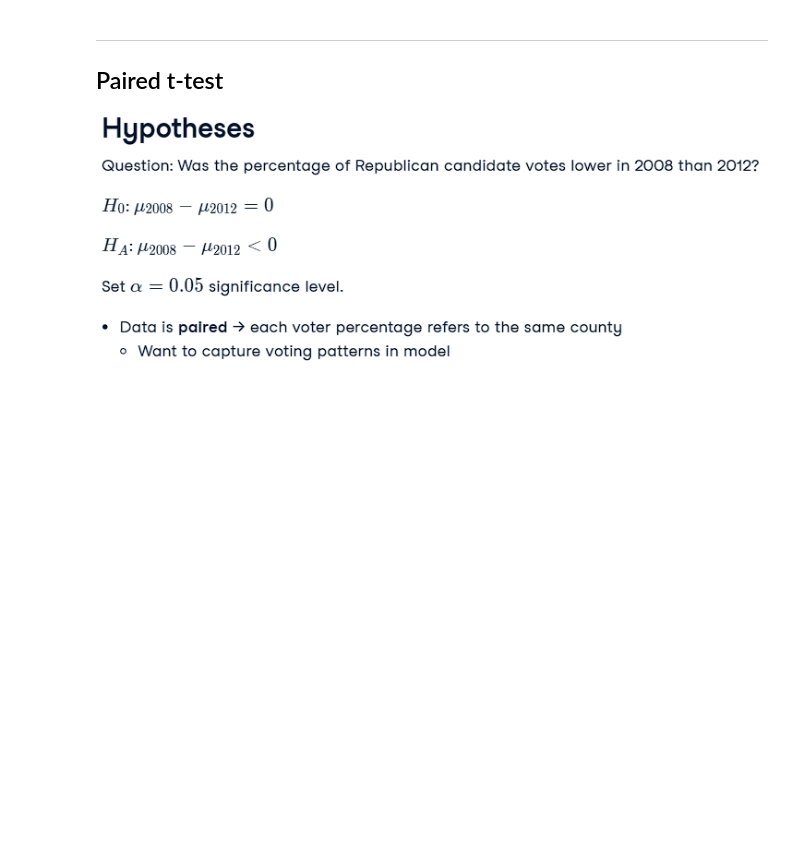
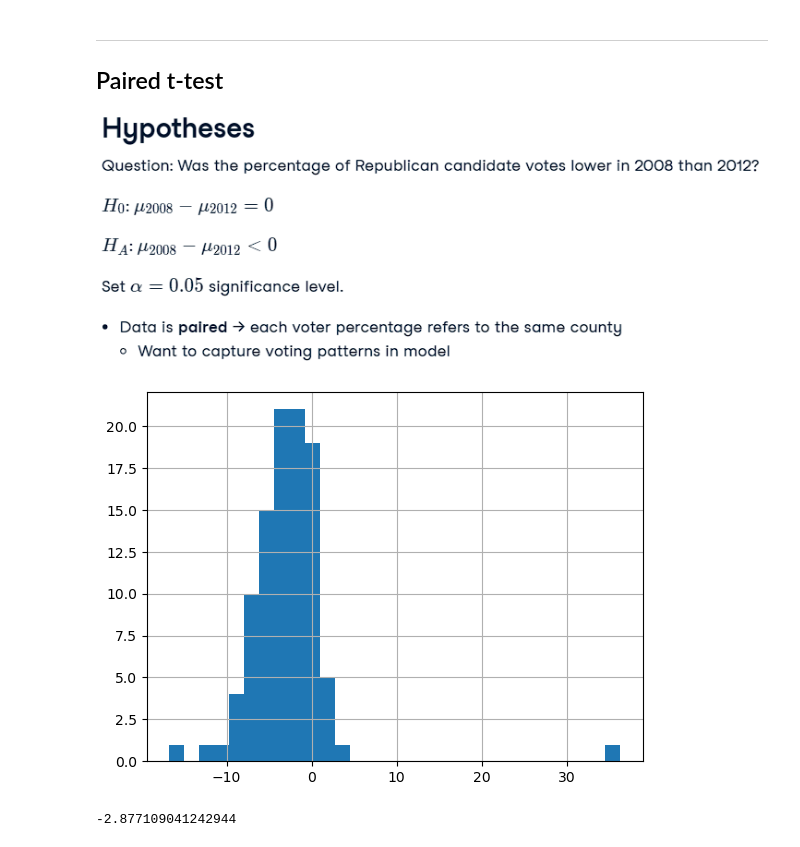
Before and after one commit to Jnn002/dc_datacamp, a Jupyter notebook: Data_analyst_python/chapter_9_Hypothesis/02_t_test.ipynb, the cells around one changed output. Cells and saved outputs as stored; diff of their text form; code cells hidden in the pictures; blank space fills up the shorter version.

```diff
--- a/Data_analyst_python/chapter_9_Hypothesis/02_t_test.ipynb
+++ b/Data_analyst_python/chapter_9_Hypothesis/02_t_test.ipynb
@@ -107,3 +107,22 @@ We reject the null hypothesis
 ## Paired t-test
 
 ![image.png](attachment:image.png)
+# %%
+from altair import sample
+import matplotlib.pyplot as plt
+import seaborn as sns
+
+repub_votes_potus_08_12 = pd.read_feather('datasets/repub_votes_potus_08_12.feather')
+
+sample_data = repub_votes_potus_08_12
+
+sample_data['diff'] = sample_data['repub_percent_08'] - sample_data['repub_percent_12']
+sample_data['diff'].hist(bins=30)
+plt.show()
+# %% [output]
+[figure, added]
+# %%
+x_bar = sample_data['diff'].mean()
+print(x_bar)
+# %% [output]
+-2.877109041242944
```
Also changed, not shown: parts of 4 cells of this notebook.
